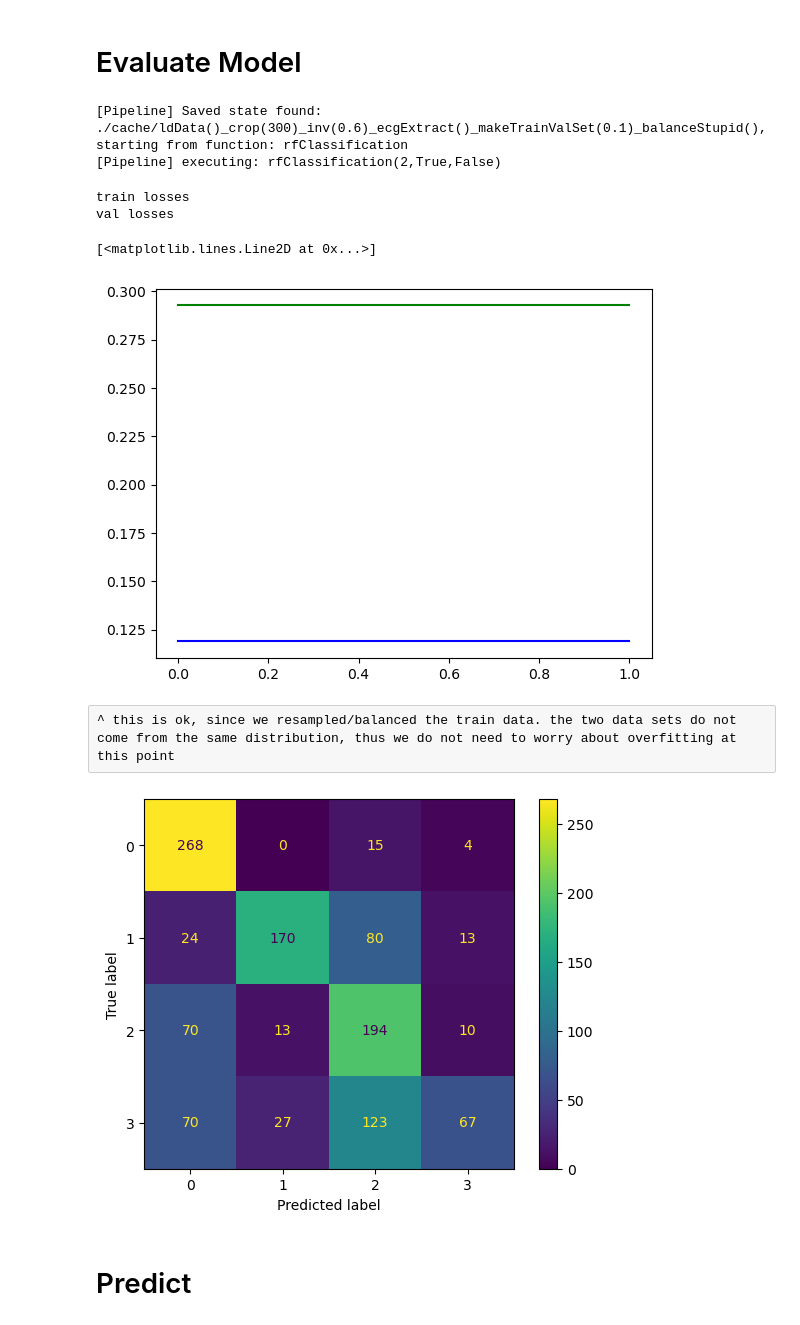
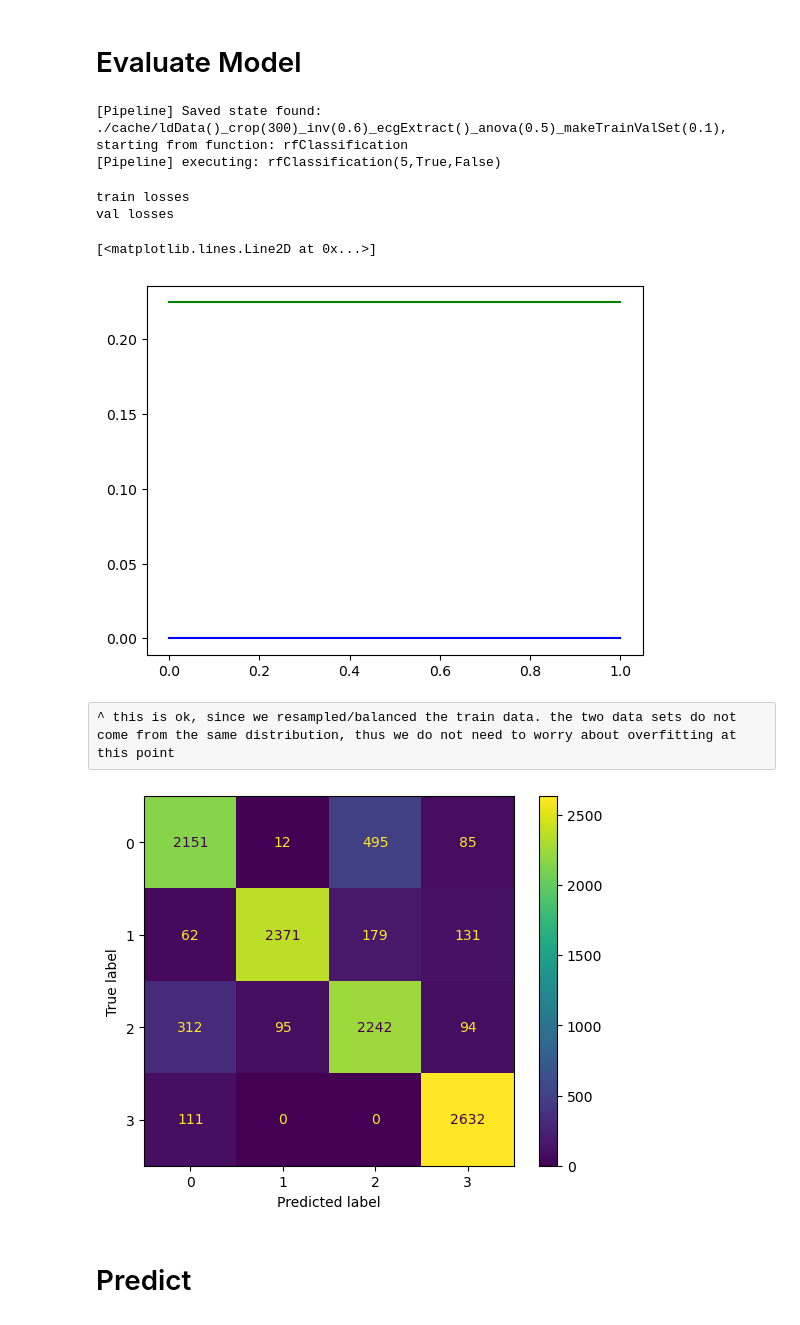
Before and after one commit to ChristopherKotthoff/AML_Task2, a Jupyter notebook: heinrich.ipynb, the cells around one changed output. Saved outputs shown, nothing was run; the diff lists cells and outputs as text; code cells hidden in the pictures.

```diff
--- a/heinrich.ipynb
+++ b/heinrich.ipynb
@@ -17,35 +21,35 @@ hyper = {
 
     "inv_threshold": 0.6,
     "crop_location": 300,
-    "mlpClassification_epochs": 200,
+    "mlpClassification_epochs": 150,
     "mlpClassification_useValidationSet": True,
     "mlpClassification_makePrediction": False,
     "makeTrainValSet_valPercent": 0.1,
-    "rfClassification_depth": 3,
+    "rfClassification_depth": 7,
     "rfClassification_useValidationSet": True,
     "rfClassification_makePrediction": False,
+    "anova_percentage": 0.5
 }
 
-data = pipeline([ ldData, crop, inv, ecgExtract, makeTrainValSet, balanceStupid, rfClassification ], hyper, save_states_to_cache = False )
+data = pipeline([ ldData, crop, inv, ecgExtract, makeTrainValSet, rfClassification ], hyper )
 print( "train losses" )
 plt.plot( data[ "train_losses" ], color = "blue" )
 print( "val losses" )
 plt.plot( data[ "val_losses" ], color = "green" )
 # %% [output]
-[Pipeline] Saved state found: ./cache/ldData()_crop(300)_inv(0.6)_ecgExtract()_makeTrainValSet(0.1)_balanceStupid(), starting from function: rfClassification
-[Pipeline] executing: rfClassification(2,True,False)
+[Pipeline] Saved state found: ./cache/ldData()_crop(300)_inv(0.6)_ecgExtract()_anova(0.5)_makeTrainValSet(0.1), starting from function: rfClassification
+[Pipeline] executing: rfClassification(5,True,False)
 train losses
 val losses
 [<matplotlib.lines.Line2D at 0x...>]
-[figure, old version]
+[figure, new version]
 # %% [raw]
 ^ this is ok, since we resampled/balanced the train data. the two data sets do not come from the same distribution, thus we do not need to worry about overfitting at this point
 # %%
 from olin_utils import confMat
-#np.transpose( data[ "y_train" ])
-_ = confMat( data[ "y_val_hat" ], np.transpose( data[ "y_val" ])[ 0 ], visualize = True )
+_, misclass = confMat( data[ "y_train_hat" ], np.transpose( data[ "y_train" ])[ 0 ], visualize = True )
 # %% [output]
-[figure, old version]
+[figure, new version]
 # %% [markdown]
 # Predict
 # %%
```
Also changed, not shown: parts of 3 cells of this notebook, 2 other files.
